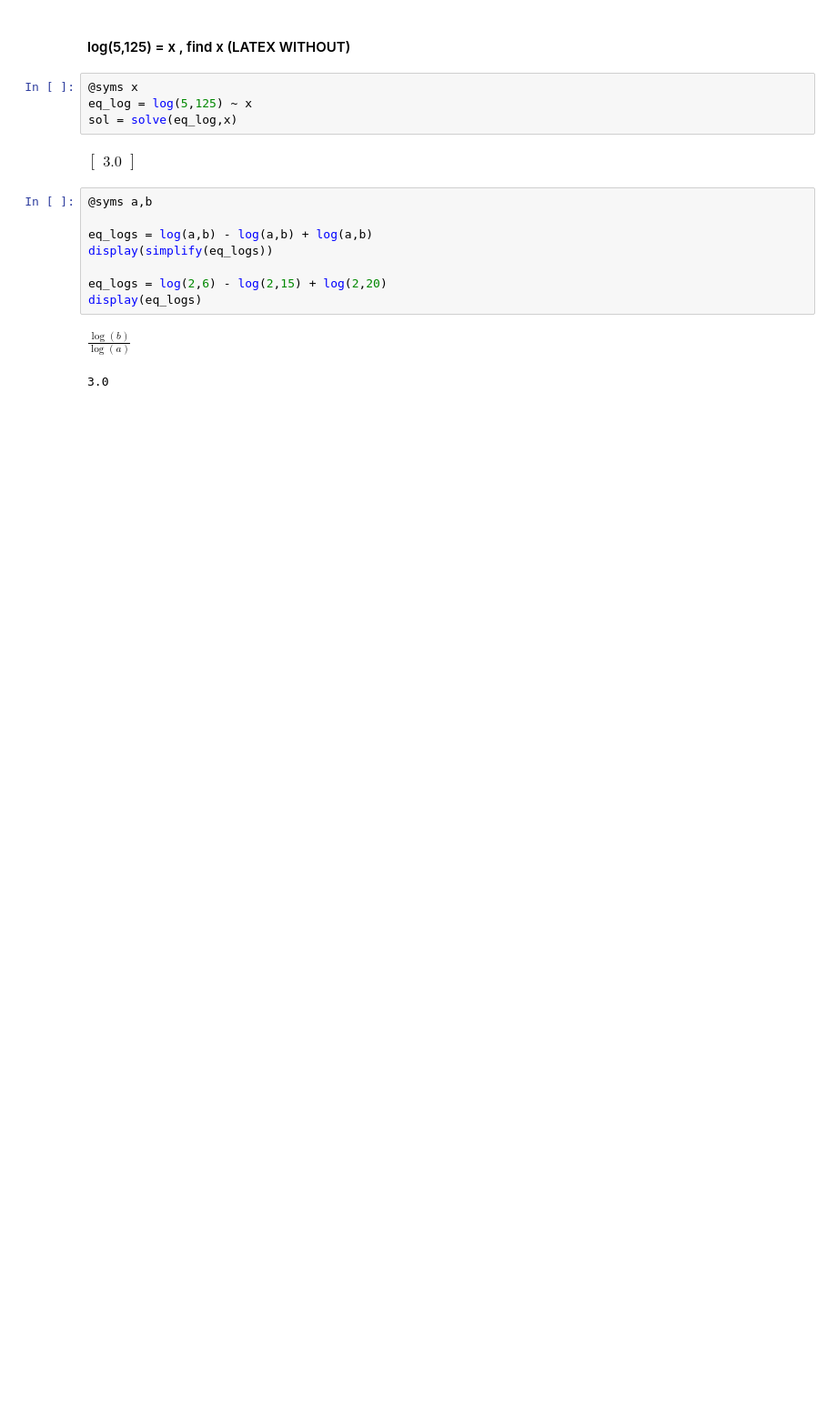
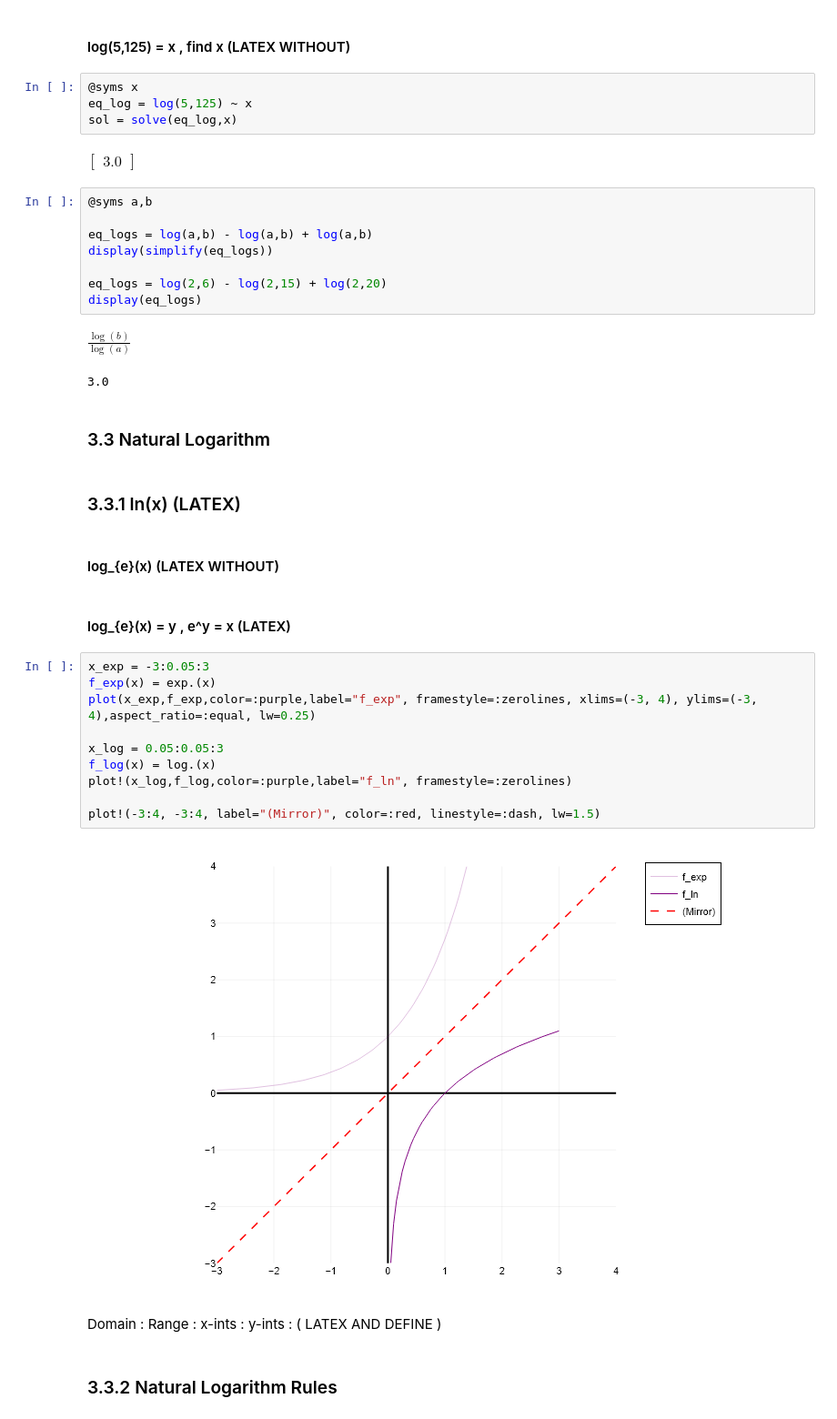
Before and after one commit to p-220w/Julia-Scientific-Modeling, a Jupyter notebook: 01_Mathematics/Module_03_Beta.ipynb, the cells around one changed output. Shown at 91% size. Drawn from its saved outputs; the diff is of its cells as text; blank space fills up the shorter version.

```diff
--- a/01_Mathematics/Module_03_Beta.ipynb
+++ b/01_Mathematics/Module_03_Beta.ipynb
@@ -167,3 +167,31 @@ display(eq_logs)
 # %% [output]
 $\frac{\log{\left(b \right)}}{\log{\left(a \right)}}$
 3.0
+# %% [markdown]
+### 3.3 Natural Logarithm
+# %% [markdown]
+### 3.3.1 ln(x) (LATEX)
+# %% [markdown]
+#### log_{e}(x) (LATEX WITHOUT)
+# %% [markdown]
+#### log_{e}(x) = y , e^y = x (LATEX)
+# %%
+x_exp = -3:0.05:3
+f_exp(x) = exp.(x)
+plot(x_exp,f_exp,color=:purple,label="f_exp", framestyle=:zerolines, xlims=(-3, 4), ylims=(-3, 4),aspect_ratio=:equal, lw=0.25)
+
+x_log = 0.05:0.05:3
+f_log(x) = log.(x)
+plot!(x_log,f_log,color=:purple,label="f_ln", framestyle=:zerolines)
+
+plot!(-3:4, -3:4, label="(Mirror)", color=:red, linestyle=:dash, lw=1.5)
+# %% [output]
+[figure, added]
+# %% [markdown]
+Domain :
+Range  :
+x-ints :
+y-ints :
+( LATEX AND DEFINE )
+# %% [markdown]
+### 3.3.2 Natural Logarithm Rules
```
Also changed, not shown: parts of 9 cells of this notebook.
